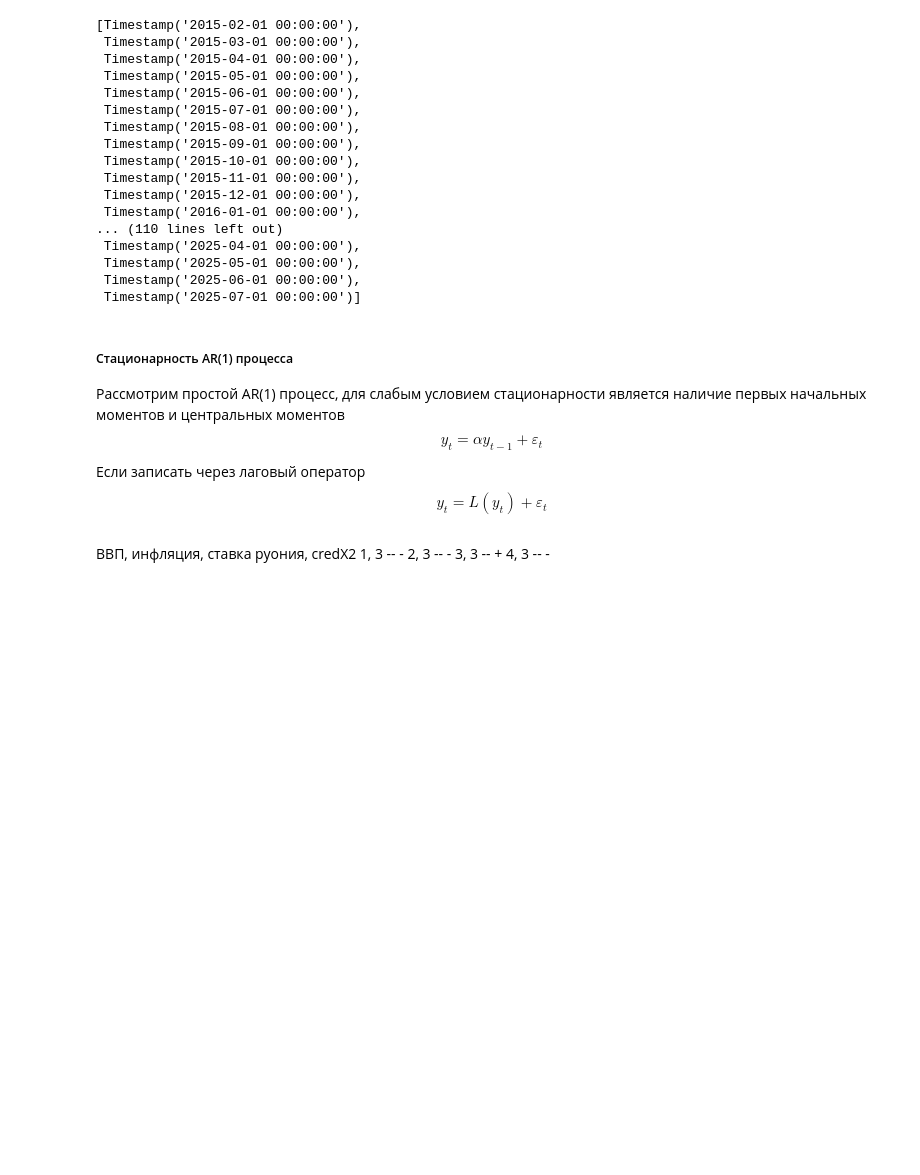
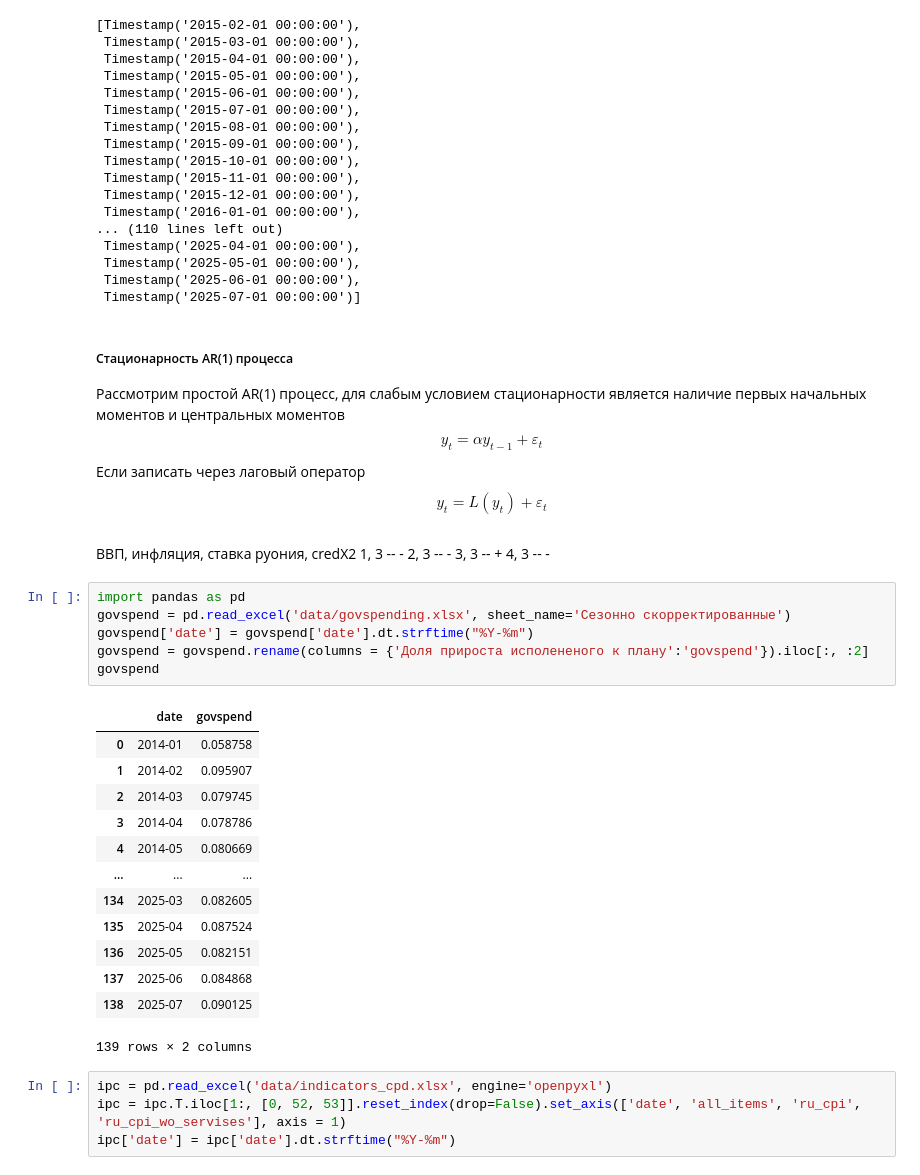
Before and after one commit to vasyanvasyan-r/VAR_by_KK, a Jupyter notebook: inflation_expectations.ipynb, the cells around one changed output. Saved outputs shown, nothing was run; the diff lists cells and outputs as text; blank space fills up the shorter version.

```diff
--- a/inflation_expectations.ipynb
+++ b/inflation_expectations.ipynb
@@ -770,3 +770,27 @@ $$y_{t} =  L(y_{t}) + \varepsilon_{t}$$
 2, 3 -- -
 3, 3 -- +
 4, 3 -- -
+# %%
+import pandas as pd
+govspend = pd.read_excel('data/govspending.xlsx', sheet_name='Сезонно скорректированные')
+govspend['date'] = govspend['date'].dt.strftime("%Y-%m")
+govspend = govspend.rename(columns = {'Доля прироста исполененого к плану':'govspend'}).iloc[:, :2]
+govspend
+# %% [output]
+|  | date | govspend |
+| 0 | 2014-01 | 0.058758 |
+| 1 | 2014-02 | 0.095907 |
+| 2 | 2014-03 | 0.079745 |
+| 3 | 2014-04 | 0.078786 |
+| 4 | 2014-05 | 0.080669 |
+| ... | ... | ... |
+| 134 | 2025-03 | 0.082605 |
+| 135 | 2025-04 | 0.087524 |
+| 136 | 2025-05 | 0.082151 |
+| 137 | 2025-06 | 0.084868 |
+| 138 | 2025-07 | 0.090125 |
+139 rows × 2 columns
+# %%
+ipc = pd.read_excel('data/indicators_cpd.xlsx', engine='openpyxl')
+ipc = ipc.T.iloc[1:, [0, 52, 53]].reset_index(drop=False).set_axis(['date', 'all_items', 'ru_cpi', 'ru_cpi_wo_servises'], axis = 1)
+ipc['date'] = ipc['date'].dt.strftime("%Y-%m")
```
Also changed, not shown: parts of 4 cells of this notebook, 23 other files.
